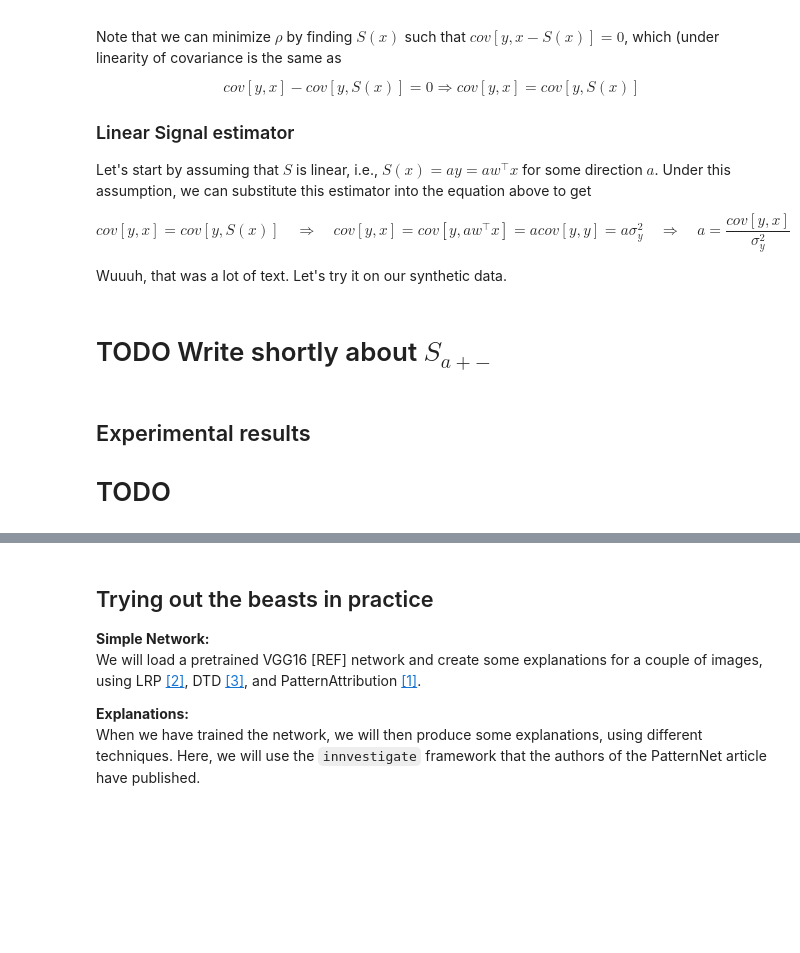
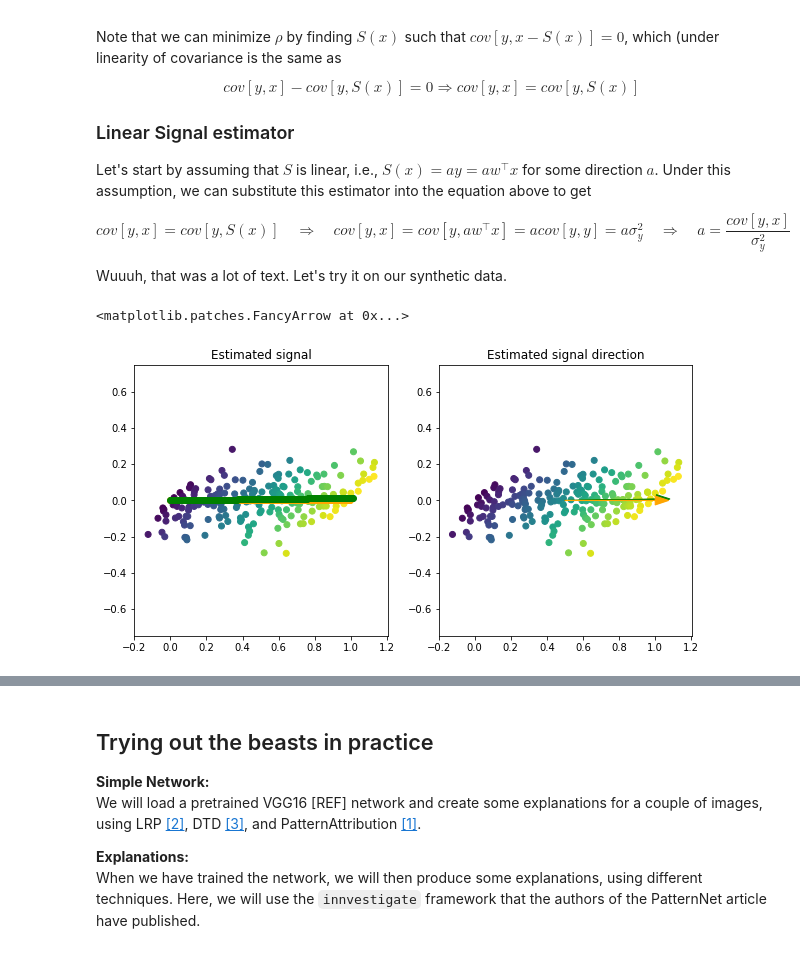
Before and after one commit to fhvilshoj/PatternNetPresentation, a Jupyter notebook: presentation.ipynb, the cells around one changed output, grey strips where cells are left out. Cells and saved outputs as stored; diff of their text form; code cells hidden in the pictures; blank space fills up the shorter version.

```diff
--- a/presentation.ipynb
+++ b/presentation.ipynb
@@ -162,5 +156,32 @@ TODO
-# %% [markdown]
-# TODO Write shortly about $S_{a+-}$
-# %% [markdown]
-## Experimental results
-# TODO
+# %%
+# Variance and Covariance of y and X
+y_tmp    = np.c_[X, y]
+cov      = np.cov(y_tmp.T)
+
+cov_xy   = cov[:2,-1]
+var_y    = cov[-1, -1]
+
+a_hat    = cov_xy / var_y
+S_hat    = np.outer(y_hat, a)
+
+# Plotting
+fig, ax = plt.subplots(1, 2, figsize=(10, 29))
+ax[0].set_title('Estimated signal')
+ax[0].scatter(X[:,0], X[:,1], c=y)
+ax[0].scatter(S[:,0], S[:,1], color='orange')
+ax[0].scatter(S_hat[:,0], S_hat[:,1], color='green')
+ax[0].set_ylim(-0.75, 0.75)
+ax[0].set_aspect('equal')
+
+#
+ax[1].set_title("Estimated signal direction")
+ax[1].scatter(X[:,0], X[:,1], c=y)
+
+# Draw arrows on the data plot
+ax[1].set_ylim(-0.75, 0.75)
+ax[1].set_aspect('equal')
+ax[1].arrow(0.5,0, *(a_hat*0.5), head_width=.05, color='green')
+ax[1].arrow(0.5,0, *(a_s*0.5),   head_width=.05, color='orange')
+# %% [output]
+<matplotlib.patches.FancyArrow at 0x...>
+[figure, added]
```
Also changed, not shown: parts of 4 cells of this notebook, 3 other files.
